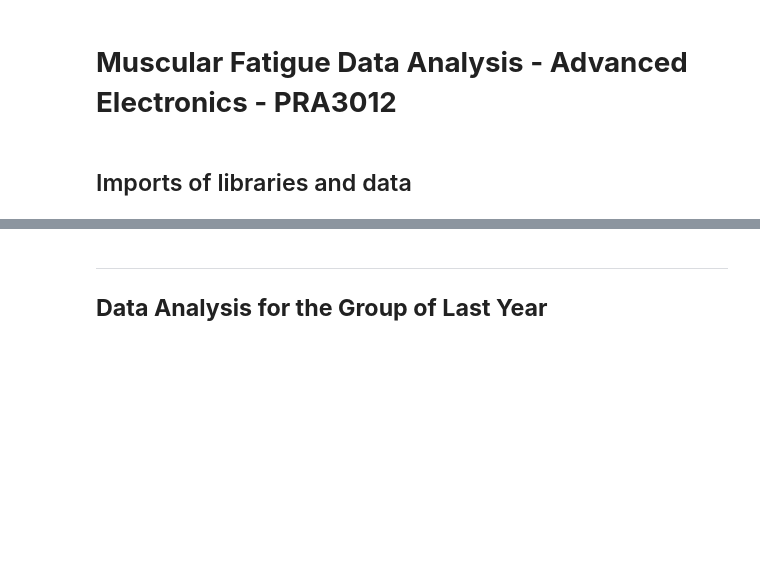
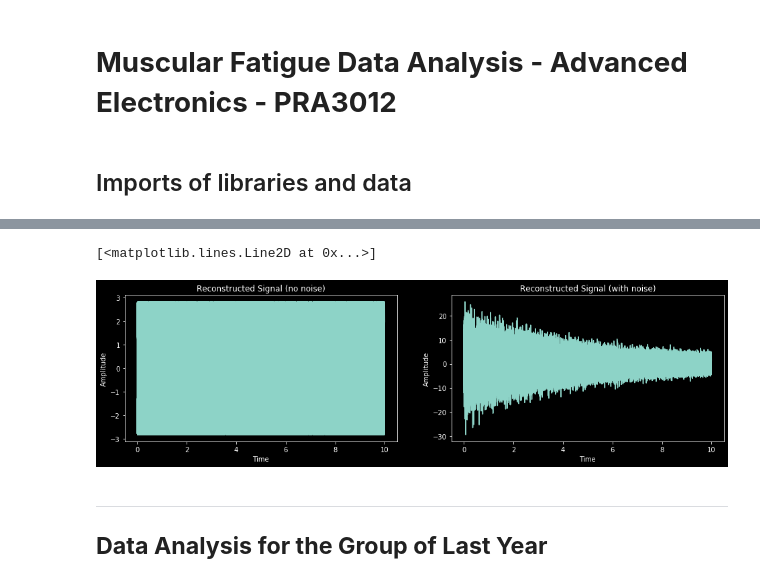
Before and after one commit to Jonastjep/EMG_Analysis, a Jupyter notebook: Muscular_Fatigue_Data_Analysis.ipynb, the cells around one changed output, grey strips where cells are left out. Cells and saved outputs as stored; diff of their text form; code cells hidden in the pictures; blank space fills up the shorter version.

```diff
--- a/Muscular_Fatigue_Data_Analysis.ipynb
+++ b/Muscular_Fatigue_Data_Analysis.ipynb
@@ -53,3 +55,18 @@ Text(0.5, 0, 'Time [us]')
+# %%
+fig, (a0,a1) = plt.subplots(1,2,figsize=(16, 4))
+t1,x1 = signal.istft(Zxx1,fs)
+t2,x2 = signal.istft(Zxx2,fs)
+a0.set_title("Reconstructed Signal (no noise)")
+a1.set_title("Reconstructed Signal (with noise)")
+a0.set_ylabel("Amplitude")
+a1.set_ylabel("Amplitude")
+a0.set_xlabel("Time")
+a1.set_xlabel("Time")
+a0.plot(t1,x1)
+a1.plot(t2,x2)
+# %% [output]
+[<matplotlib.lines.Line2D at 0x...>]
+[figure, added]
 # %% [markdown]
 ***
 ## **Data Analysis for the Group of Last Year**
```
Also changed, not shown: parts of 3 cells of this notebook.
